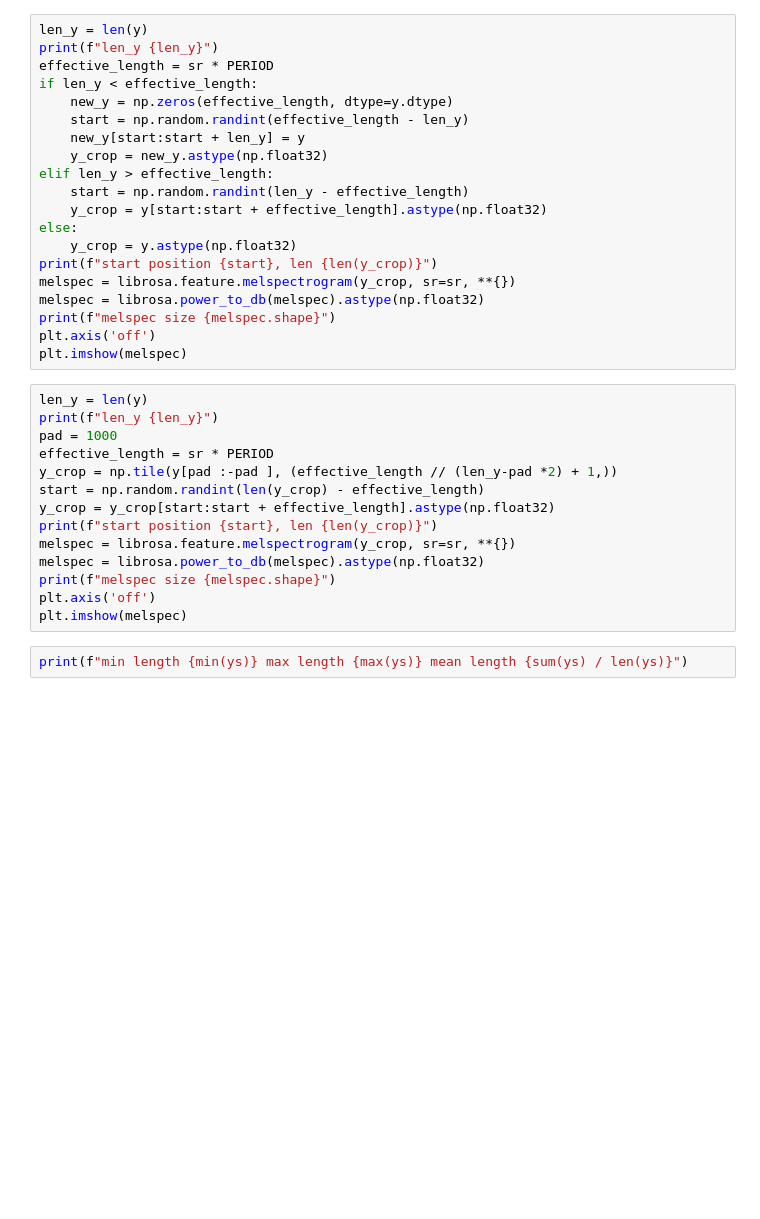
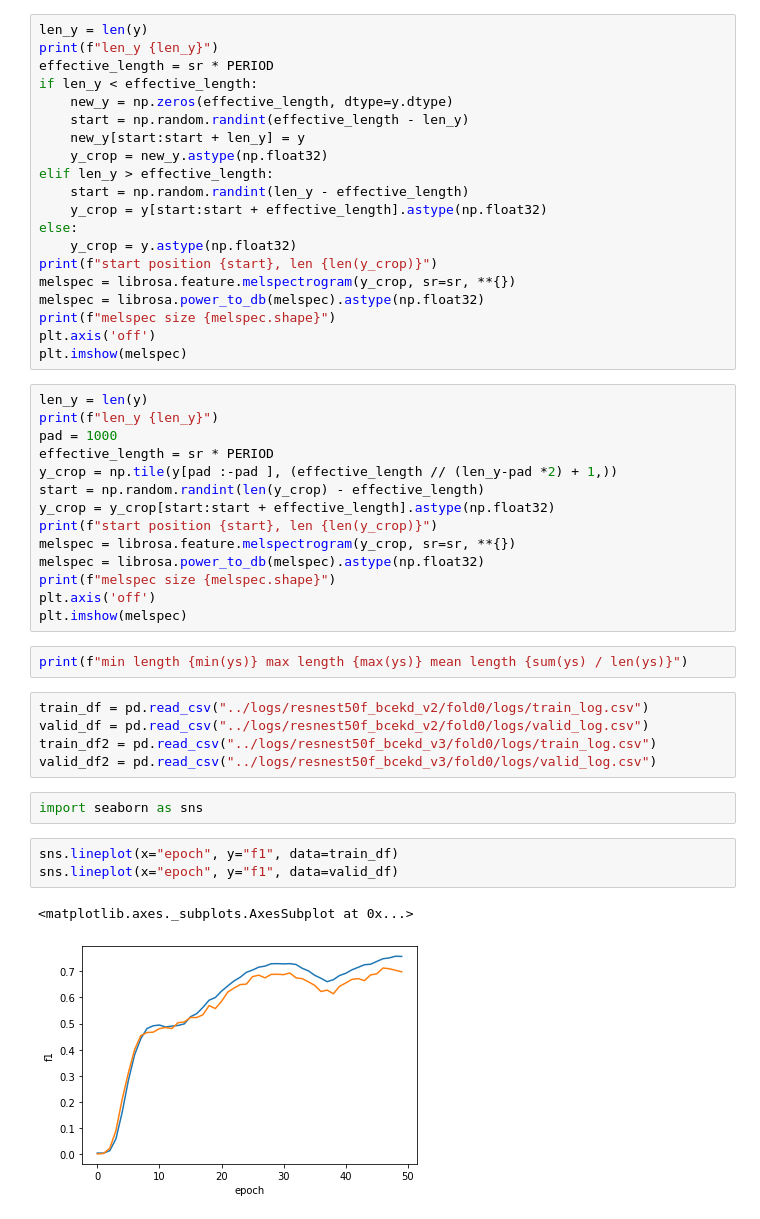
Before and after one commit to tattaka/birdsong-recognition, a Jupyter notebook: src/playground.ipynb, the cells around one changed output. Drawn from its saved outputs; the diff is of its cells as text; blank space fills up the shorter version.

```diff
--- a/src/playground.ipynb
+++ b/src/playground.ipynb
@@ -176,3 +101,16 @@ plt.axis('off')
 plt.imshow(melspec)
 # %%
 print(f"min length {min(ys)} max length {max(ys)} mean length {sum(ys) / len(ys)}")
+# %%
+train_df = pd.read_csv("../logs/resnest50f_bcekd_v2/fold0/logs/train_log.csv")
+valid_df = pd.read_csv("../logs/resnest50f_bcekd_v2/fold0/logs/valid_log.csv")
+train_df2 = pd.read_csv("../logs/resnest50f_bcekd_v3/fold0/logs/train_log.csv")
+valid_df2 = pd.read_csv("../logs/resnest50f_bcekd_v3/fold0/logs/valid_log.csv")
+# %%
+import seaborn as sns
+# %%
+sns.lineplot(x="epoch", y="f1", data=train_df)
+sns.lineplot(x="epoch", y="f1", data=valid_df)
+# %% [output]
+<matplotlib.axes._subplots.AxesSubplot at 0x...>
+[figure, added]
```
Also changed, not shown: parts of 11 cells of this notebook, 9 other files.
